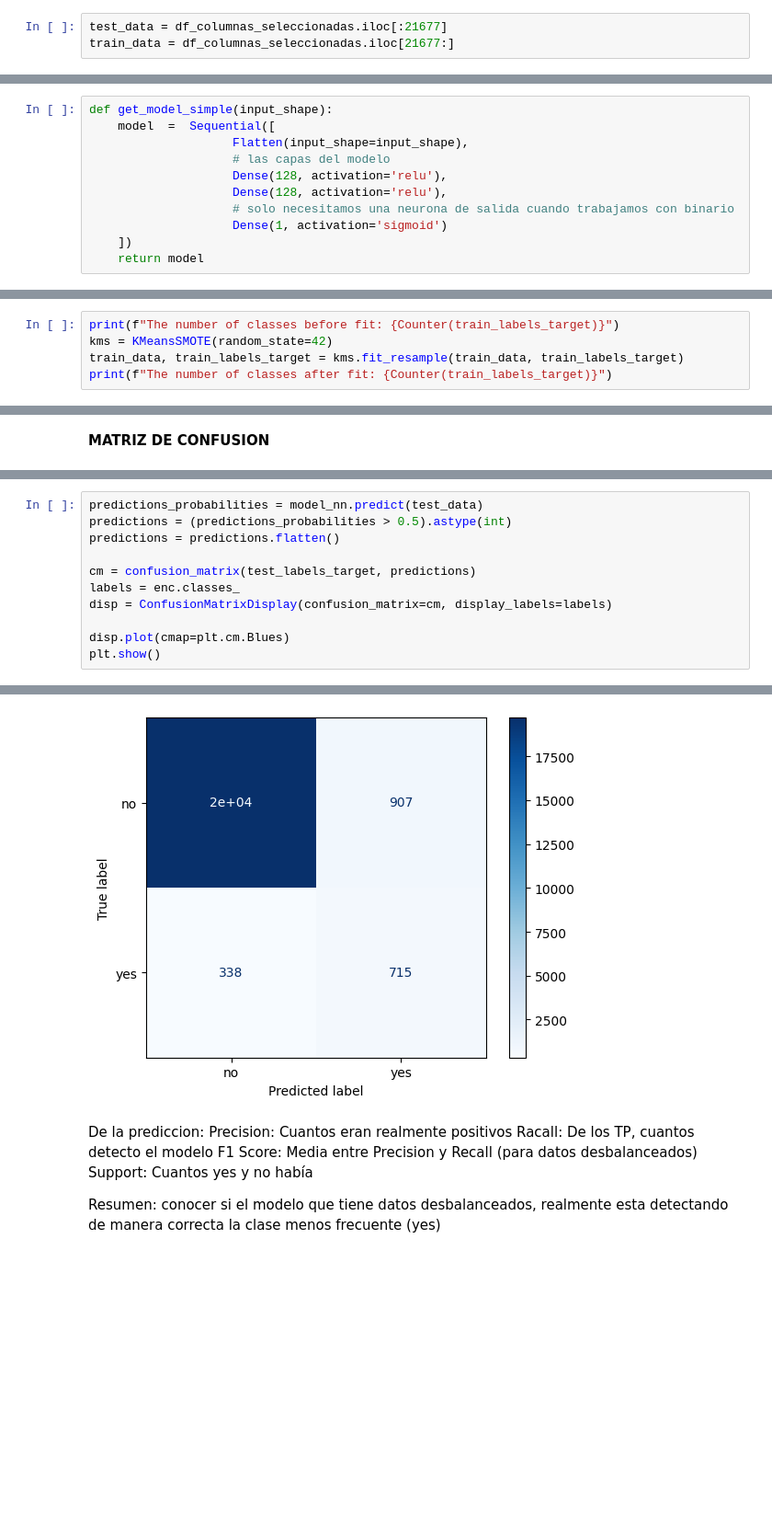
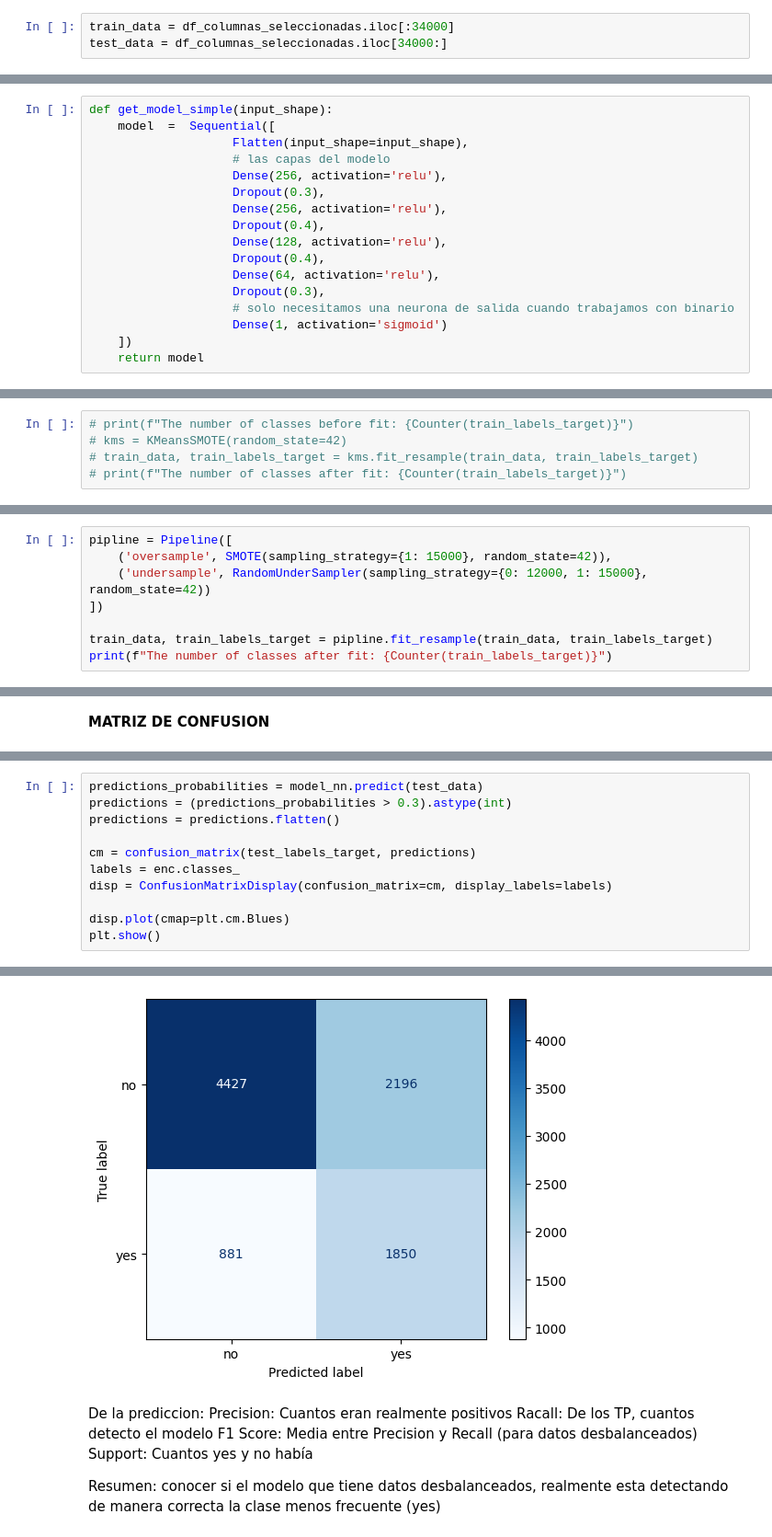
Before and after one commit to DenisseDB/MachineLearning-BankAnalyses, a Jupyter notebook: BankSell.ipynb, the cells around one changed output, grey strips where cells are left out. Shown: that part at 92% size. Drawn from its saved outputs; the diff is of its cells as text; blank space fills up the shorter version.

```diff
--- a/BankSell.ipynb
+++ b/BankSell.ipynb
@@ -55,8 +63,8 @@ df_columnas_seleccionadas.reset_index(drop=True, inplace=True)
 # %% [markdown]
 Ya que lo limpiamos, ahora si dividimos el data set para tener el conjunto que sera entrenado y el conjunto que sera para pruebas (train_data y test_data)
 # %%
-test_data = df_columnas_seleccionadas.iloc[:21677]
-train_data = df_columnas_seleccionadas.iloc[21677:]
+train_data = df_columnas_seleccionadas.iloc[:34000]
+test_data = df_columnas_seleccionadas.iloc[34000:]
 # %% [markdown]
 Como queremos estudiar si contrataran o no la tarjeta, y ese dato viene en la columna Y, debemos quitar esa información de nuestros fragmentos de datos
 # %%
@@ -113,8 +121,14 @@ def get_model_simple(input_shape):
     model  =  Sequential([
                     Flatten(input_shape=input_shape),
                     # las capas del modelo
+                    Dense(256, activation='relu'),
+                    Dropout(0.3),
+                    Dense(256, activation='relu'),
+                    Dropout(0.4),
                     Dense(128, activation='relu'),
-                    Dense(128, activation='relu'),
+                    Dropout(0.4),
+                    Dense(64, activation='relu'),
+                    Dropout(0.3),
                     # solo necesitamos una neurona de salida cuando trabajamos con binario
                     Dense(1, activation='sigmoid')
     ])
@@ -140,7 +159,7 @@ def train_model_simple(model, train_data, train_labels_target):
 # %% [markdown]
 **BALANCEO DE DATOS USANDO K-MEANS SMOTE**
 # %%
-print(f"The number of classes before fit: {Counter(train_labels_target)}")
-kms = KMeansSMOTE(random_state=42)
-train_data, train_labels_target = kms.fit_resample(train_data, train_labels_target)
-print(f"The number of classes after fit: {Counter(train_labels_target)}")
+# print(f"The number of classes before fit: {Counter(train_labels_target)}")
+# kms = KMeansSMOTE(random_state=42)
+# train_data, train_labels_target = kms.fit_resample(train_data, train_labels_target)
+# print(f"The number of classes after fit: {Counter(train_labels_target)}")
@@ -149,0 +173,8 @@ The number of classes after fit: Counter({np.int64(1): 17694, np.int64(0): 17693
+# %%
+pipline = Pipeline([
+    ('oversample', SMOTE(sampling_strategy={1: 15000}, random_state=42)),
+    ('undersample', RandomUnderSampler(sampling_strategy={0: 12000, 1: 15000}, random_state=42))
+])
+
+train_data, train_labels_target = pipline.fit_resample(train_data, train_labels_target)
+print(f"The number of classes after fit: {Counter(train_labels_target)}")
@@ -199,6 +240,6 @@ Epoch 100/100
 # %%
 predictions_probabilities = model_nn.predict(test_data)
-predictions = (predictions_probabilities > 0.5).astype(int)
+predictions = (predictions_probabilities > 0.3).astype(int)
 predictions = predictions.flatten()
 
 cm = confusion_matrix(test_labels_target, predictions)
@@ -212,4 +253,4 @@ plt.show()
-[figure, old version]
+[figure, new version]
 # %% [markdown]
 De la prediccion:
 Precision: Cuantos eran realmente positivos
```
Also changed, not shown: parts of 19 cells of this notebook.
